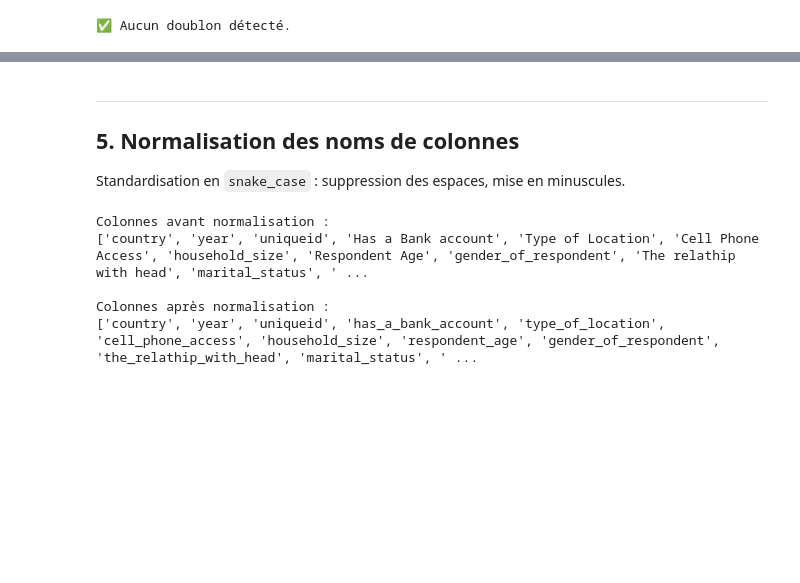
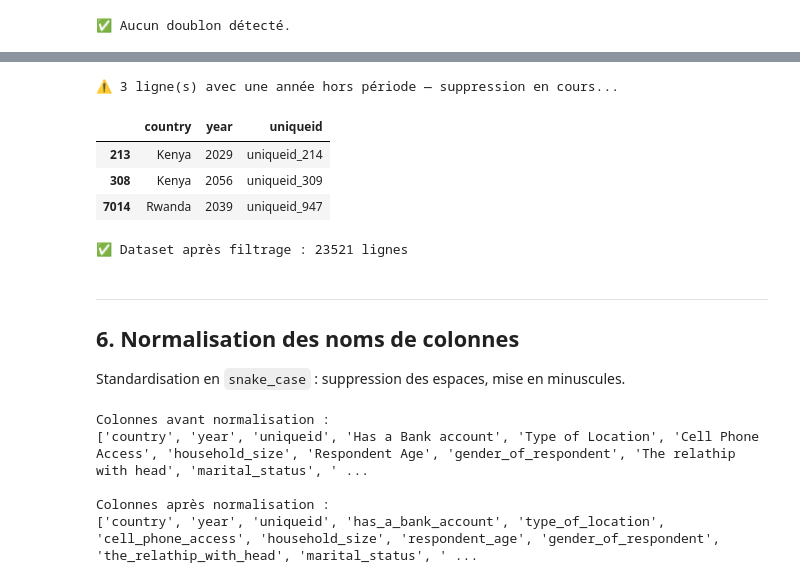
Before and after one commit to Majin-M/inclusion_financiere, a Jupyter notebook: notebooks/EDA.ipynb, the cells around one changed output, grey strips where cells are left out. Drawn from its saved outputs; the diff is of its cells as text; code cells hidden in the pictures; blank space fills up the shorter version.

```diff
--- a/notebooks/EDA.ipynb
+++ b/notebooks/EDA.ipynb
@@ -34,6 +53,7 @@ import seaborn as sns
 
 DATA_PATH  = "../data/Financial_inclusion_dataset.csv"
 OUTPUT_PATH = "../data/financial_inclusion_clean.csv"
+SURVEY_YEARS = [2016, 2017, 2018]
 
 df = pd.read_csv(DATA_PATH)
 
@@ -139,12 +159,12 @@ else:
 for col in num_cols:
     if df[col].isnull().sum() > 0:
         median_value = df[col].median()
-        df[col].fillna(median_value, inplace=True)
+        df[col] = df[col].fillna(median_value)
         print(f"  [NUM] '{col}' → médiane = {median_value}")
 
 for col in cat_cols:
     if df[col].isnull().sum() > 0:
-        df[col].fillna("Unknown", inplace=True)
+        df[col] = df[col].fillna("Unknown")
         print(f"  [CAT] '{col}' → 'Unknown'")
 
 # Vérification finale
@@ -198,6 +206,23 @@ else:
+# %%
+invalid_years = df[~df["year"].isin(SURVEY_YEARS)]
+
+if invalid_years.empty:
+    print("✅ Aucune année hors période détectée.")
+else:
+    print(f"⚠️ {len(invalid_years)} ligne(s) avec une année hors période — suppression en cours...")
+    display(invalid_years[["country", "year", "uniqueid"]])
+    df = df[df["year"].isin(SURVEY_YEARS)]
+    print(f"✅ Dataset après filtrage : {df.shape[0]} lignes")
+# %% [output]
+⚠️ 3 ligne(s) avec une année hors période — suppression en cours...
+|  | country | year | uniqueid |
+| 213 | Kenya | 2029 | uniqueid_214 |
+| 308 | Kenya | 2056 | uniqueid_309 |
+| 7014 | Rwanda | 2039 | uniqueid_947 |
+✅ Dataset après filtrage : 23521 lignes
 # %% [markdown]
 ---
-## 5. Normalisation des noms de colonnes
+## 6. Normalisation des noms de colonnes
 
 Standardisation en `snake_case` : suppression des espaces, mise en minuscules.
 # %%
```
Also changed, not shown: parts of 7 cells of this notebook, 8 other files.
